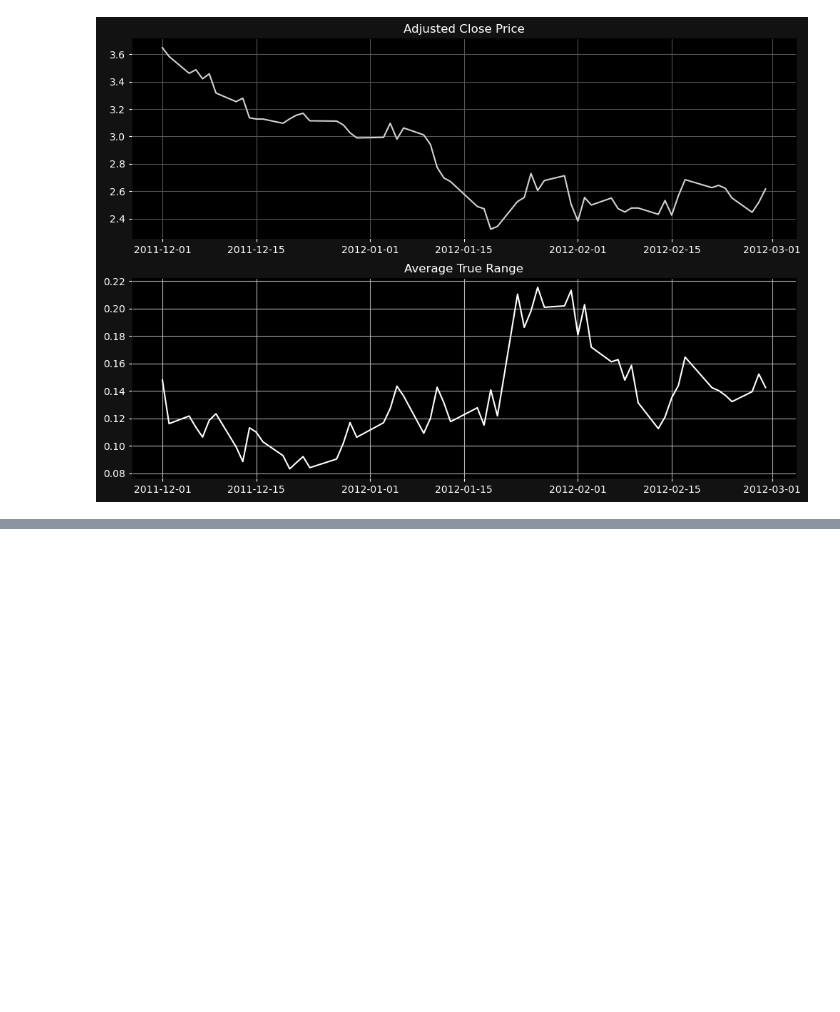
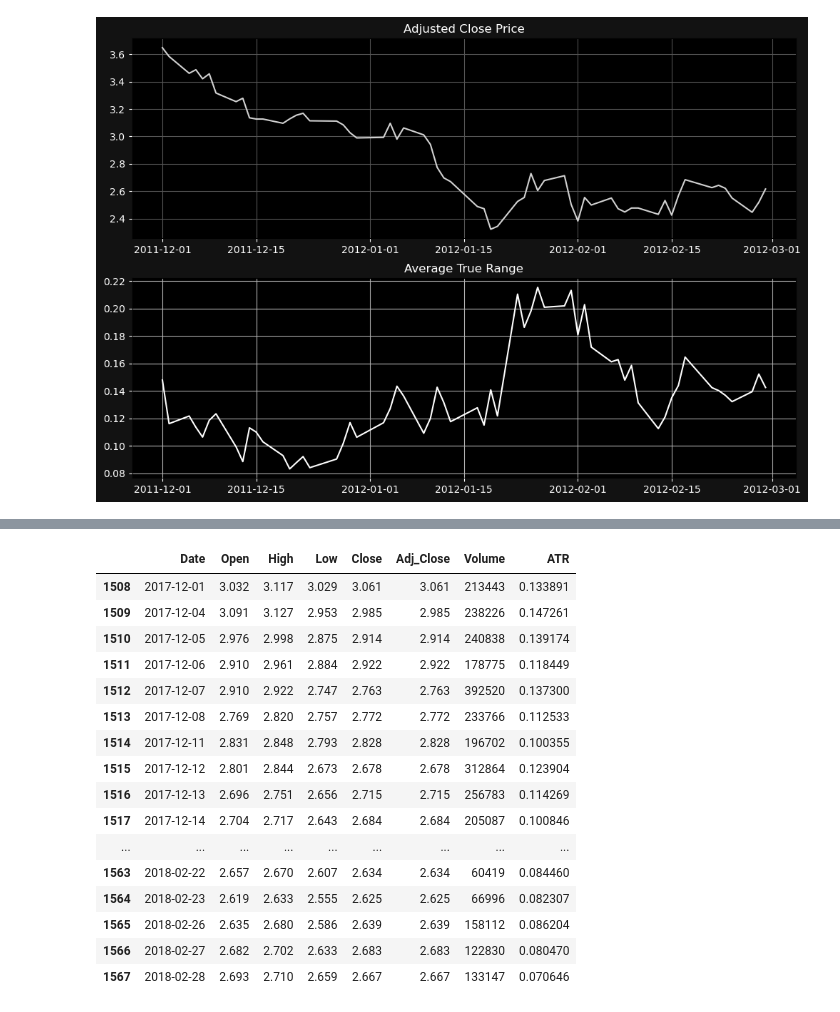
Before and after one commit to abridgers087/Group-Project-3, a Jupyter notebook: Natural Gas Futures and ATR(14).ipynb, the cells around one changed output, grey strips where cells are left out. Cells and saved outputs as stored; diff of their text form; code cells hidden in the pictures; blank space fills up the shorter version.

```diff
--- a/Natural Gas Futures and ATR(14).ipynb
+++ b/Natural Gas Futures and ATR(14).ipynb
@@ -256,0 +425,22 @@ winter_11_12
+# %%
+# filter price/ATR data
+winter_17_18 = merged_df.loc[(merged_df['Date'] >= '2017-12-01') & (merged_df['Date'] < '2018-03-01')]
+winter_17_18
+# %% [output]
+|  | Date | Open | High | Low | Close | Adj_Close | Volume | ATR |
+| 1508 | 2017-12-01 | 3.032 | 3.117 | 3.029 | 3.061 | 3.061 | 213443 | 0.133891 |
+| 1509 | 2017-12-04 | 3.091 | 3.127 | 2.953 | 2.985 | 2.985 | 238226 | 0.147261 |
+| 1510 | 2017-12-05 | 2.976 | 2.998 | 2.875 | 2.914 | 2.914 | 240838 | 0.139174 |
+| 1511 | 2017-12-06 | 2.910 | 2.961 | 2.884 | 2.922 | 2.922 | 178775 | 0.118449 |
+| 1512 | 2017-12-07 | 2.910 | 2.922 | 2.747 | 2.763 | 2.763 | 392520 | 0.137300 |
+| 1513 | 2017-12-08 | 2.769 | 2.820 | 2.757 | 2.772 | 2.772 | 233766 | 0.112533 |
+| 1514 | 2017-12-11 | 2.831 | 2.848 | 2.793 | 2.828 | 2.828 | 196702 | 0.100355 |
+| 1515 | 2017-12-12 | 2.801 | 2.844 | 2.673 | 2.678 | 2.678 | 312864 | 0.123904 |
+| 1516 | 2017-12-13 | 2.696 | 2.751 | 2.656 | 2.715 | 2.715 | 256783 | 0.114269 |
+| 1517 | 2017-12-14 | 2.704 | 2.717 | 2.643 | 2.684 | 2.684 | 205087 | 0.100846 |
+| ... | ... | ... | ... | ... | ... | ... | ... | ... |
+| 1563 | 2018-02-22 | 2.657 | 2.670 | 2.607 | 2.634 | 2.634 | 60419 | 0.084460 |
+| 1564 | 2018-02-23 | 2.619 | 2.633 | 2.555 | 2.625 | 2.625 | 66996 | 0.082307 |
+| 1565 | 2018-02-26 | 2.635 | 2.680 | 2.586 | 2.639 | 2.639 | 158112 | 0.086204 |
+| 1566 | 2018-02-27 | 2.682 | 2.702 | 2.633 | 2.683 | 2.683 | 122830 | 0.080470 |
+| 1567 | 2018-02-28 | 2.693 | 2.710 | 2.659 | 2.667 | 2.667 | 133147 | 0.070646 |
```
Also changed, not shown: parts of 38 cells of this notebook, 10 other files.
